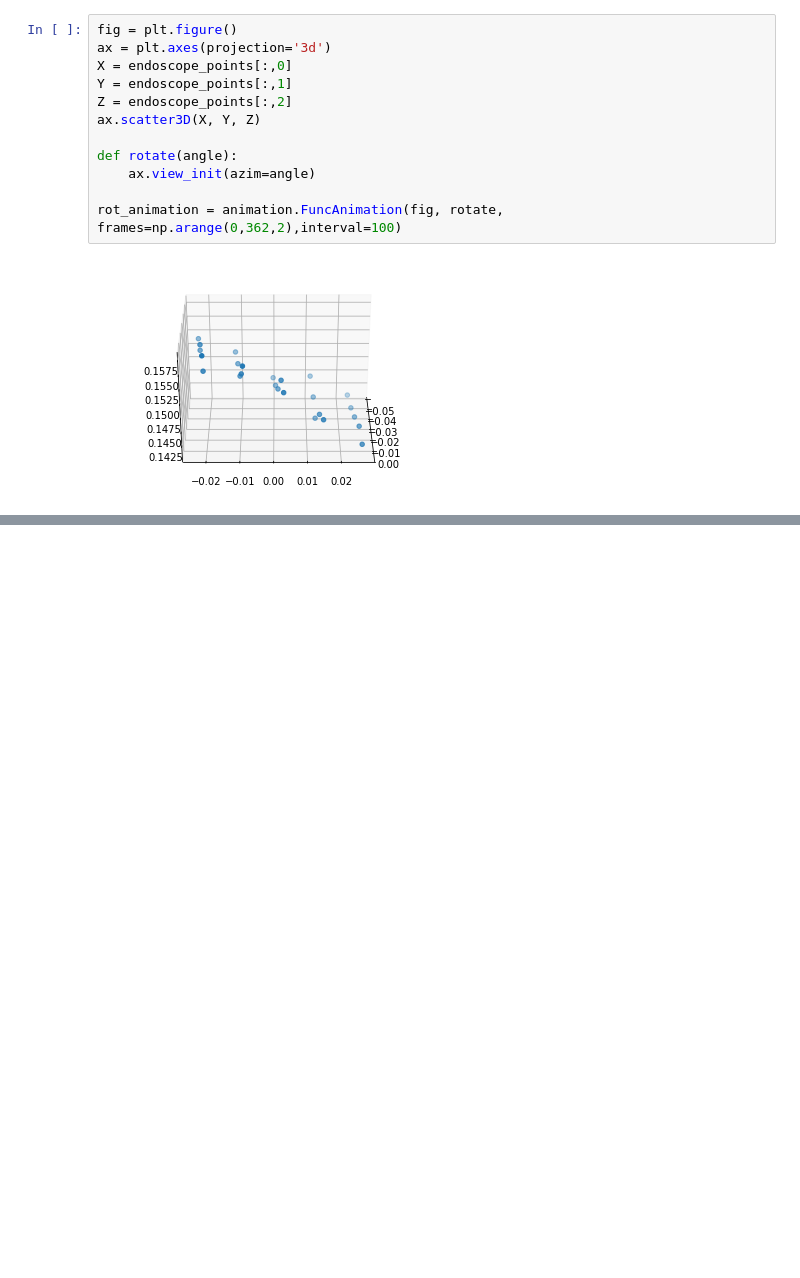
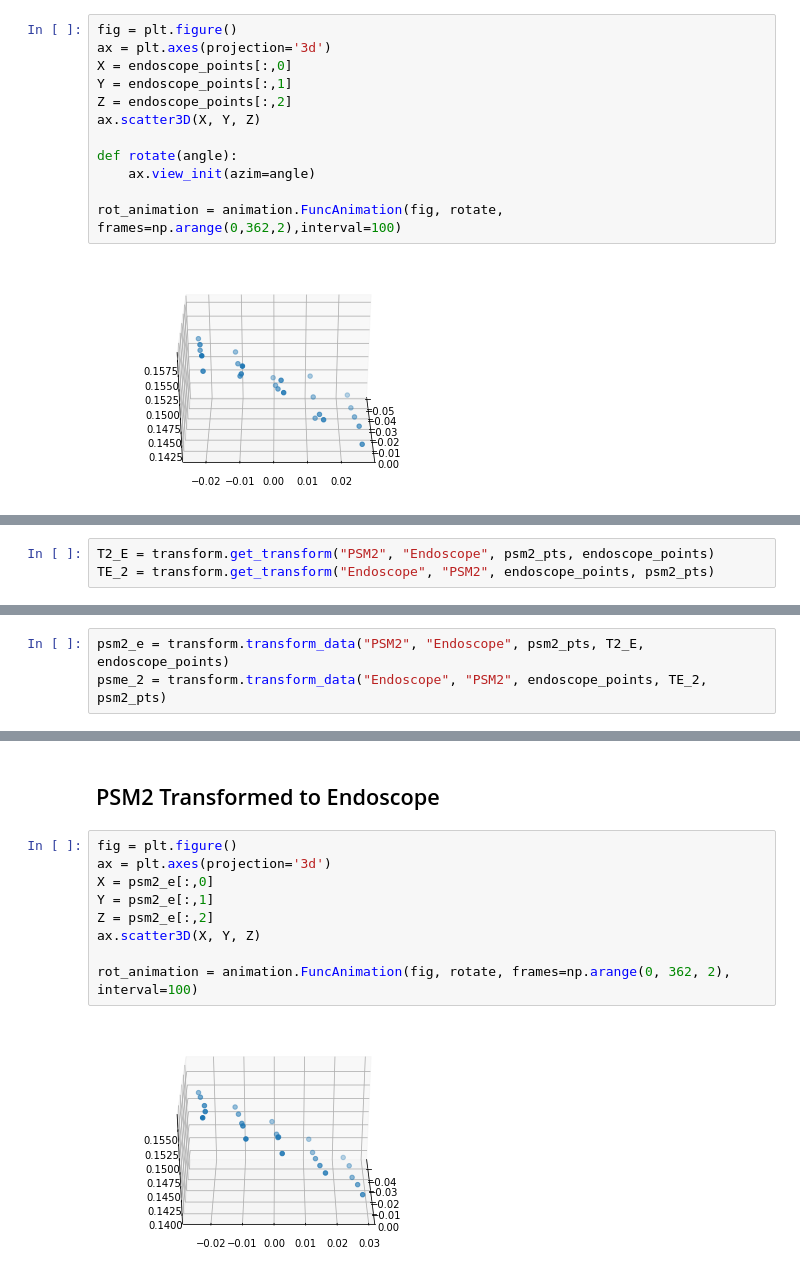
Before and after one commit to priyasundaresan/priya-dvrk-test, a Jupyter notebook: Visualize Coordinates.ipynb, the cells around one changed output, grey strips where cells are left out. Saved outputs shown, nothing was run; the diff lists cells and outputs as text; blank space fills up the shorter version.

```diff
--- a/Visualize Coordinates.ipynb
+++ b/Visualize Coordinates.ipynb
@@ -44,0 +122,3 @@ rot_animation = animation.FuncAnimation(fig, rotate, frames=np.arange(0,362,2),i
+# %%
+T2_E = transform.get_transform("PSM2", "Endoscope", psm2_pts, endoscope_points)
+TE_2 = transform.get_transform("Endoscope", "PSM2", endoscope_points, psm2_pts)
@@ -44,0 +135,3 @@ rot_animation = animation.FuncAnimation(fig, rotate, frames=np.arange(0,362,2),i
+# %%
+psm2_e = transform.transform_data("PSM2", "Endoscope", psm2_pts, T2_E, endoscope_points)
+psme_2 = transform.transform_data("Endoscope", "PSM2", endoscope_points, TE_2, psm2_pts)
@@ -44,0 +156,13 @@ rot_animation = animation.FuncAnimation(fig, rotate, frames=np.arange(0,362,2),i
+# %% [markdown]
+## PSM2 Transformed to Endoscope
+# %%
+fig = plt.figure()
+ax = plt.axes(projection='3d')
+X = psm2_e[:,0]
+Y = psm2_e[:,1]
+Z = psm2_e[:,2]
+ax.scatter3D(X, Y, Z)
+
+rot_animation = animation.FuncAnimation(fig, rotate, frames=np.arange(0, 362, 2), interval=100)
+# %% [output]
+[figure, added]
```
Also changed, not shown: parts of 15 cells of this notebook.
